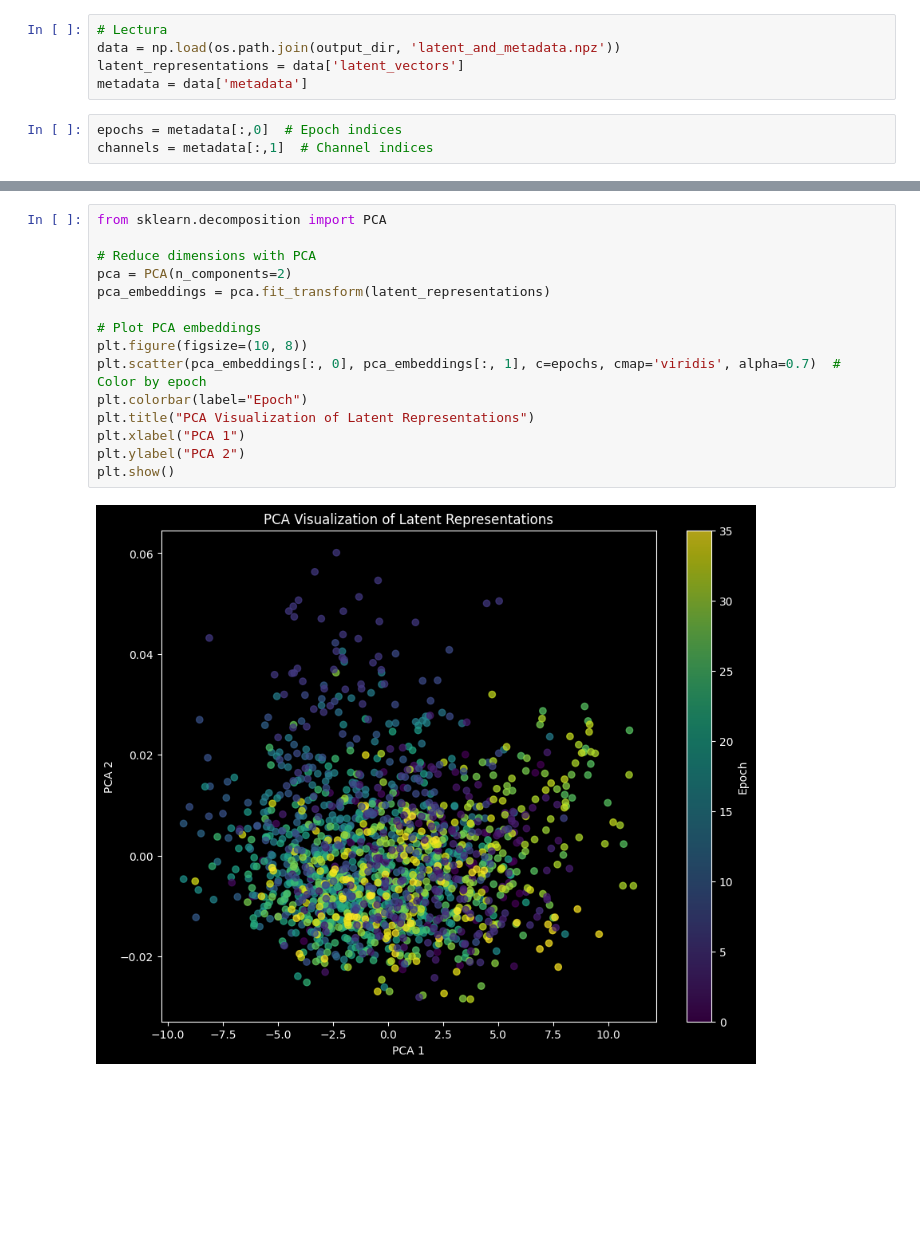
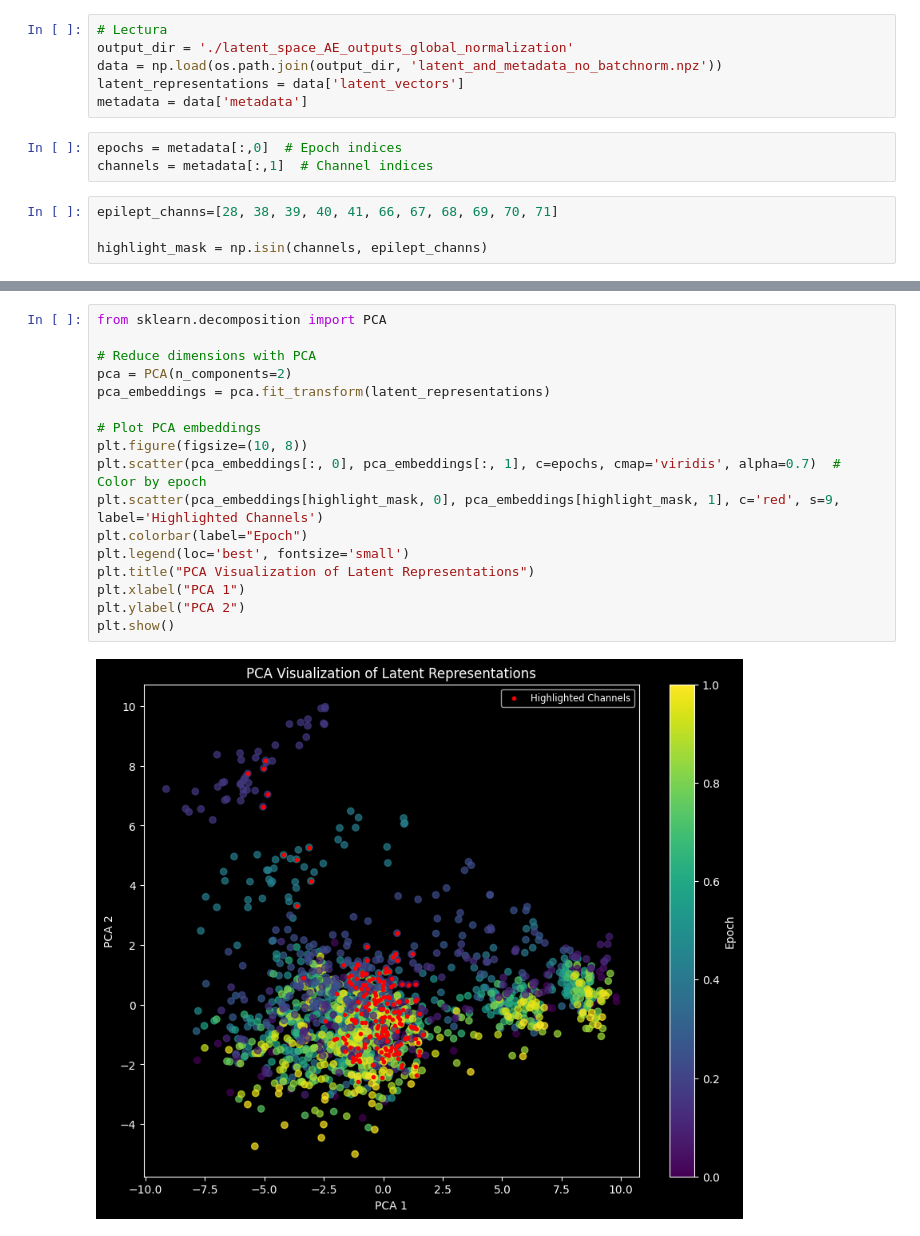
Before and after one commit to msanchezr99/pi2, a Jupyter notebook: CVA_note.ipynb, the cells around one changed output, grey strips where cells are left out. Saved outputs shown, nothing was run; the diff lists cells and outputs as text; blank space fills up the shorter version.

Commit message:
Resultados adicionales. Se quita normalización uno a uno. Se hace normalización global. Plots de espacio latente combinando categorías temporales y espaciales

```diff
--- a/CVA_note.ipynb
+++ b/CVA_note.ipynb
@@ -391,12 +407,17 @@ np.savez(os.path.join(output_dir, 'latent_and_metadata_no_batchnorm.npz'), laten
 # Lectura
 # %%
 # Lectura
-data = np.load(os.path.join(output_dir, 'latent_and_metadata.npz'))
+output_dir = './latent_space_AE_outputs_global_normalization'
+data = np.load(os.path.join(output_dir, 'latent_and_metadata_no_batchnorm.npz'))
 latent_representations = data['latent_vectors']
 metadata = data['metadata']
 # %%
 epochs = metadata[:,0]  # Epoch indices
 channels = metadata[:,1]  # Channel indices
+# %%
+epilept_channs=[28, 38, 39, 40, 41, 66, 67, 68, 69, 70, 71]
+
+highlight_mask = np.isin(channels, epilept_channs)
 # %%
 from sklearn.manifold import TSNE
 import matplotlib.pyplot as plt
@@ -431,17 +463,19 @@ plt.show()
 # %%
 from sklearn.decomposition import PCA
 
 # Reduce dimensions with PCA
 pca = PCA(n_components=2)
 pca_embeddings = pca.fit_transform(latent_representations)
 
 # Plot PCA embeddings
 plt.figure(figsize=(10, 8))
 plt.scatter(pca_embeddings[:, 0], pca_embeddings[:, 1], c=epochs, cmap='viridis', alpha=0.7)  # Color by epoch
+plt.scatter(pca_embeddings[highlight_mask, 0], pca_embeddings[highlight_mask, 1], c='red', s=9, label='Highlighted Channels')
 plt.colorbar(label="Epoch")
+plt.legend(loc='best', fontsize='small')
 plt.title("PCA Visualization of Latent Representations")
 plt.xlabel("PCA 1")
 plt.ylabel("PCA 2")
 plt.show()
 # %% [output]
-[figure, old version]
+[figure, new version]
```
Also changed, not shown: parts of 15 cells of this notebook, 19 other files.
